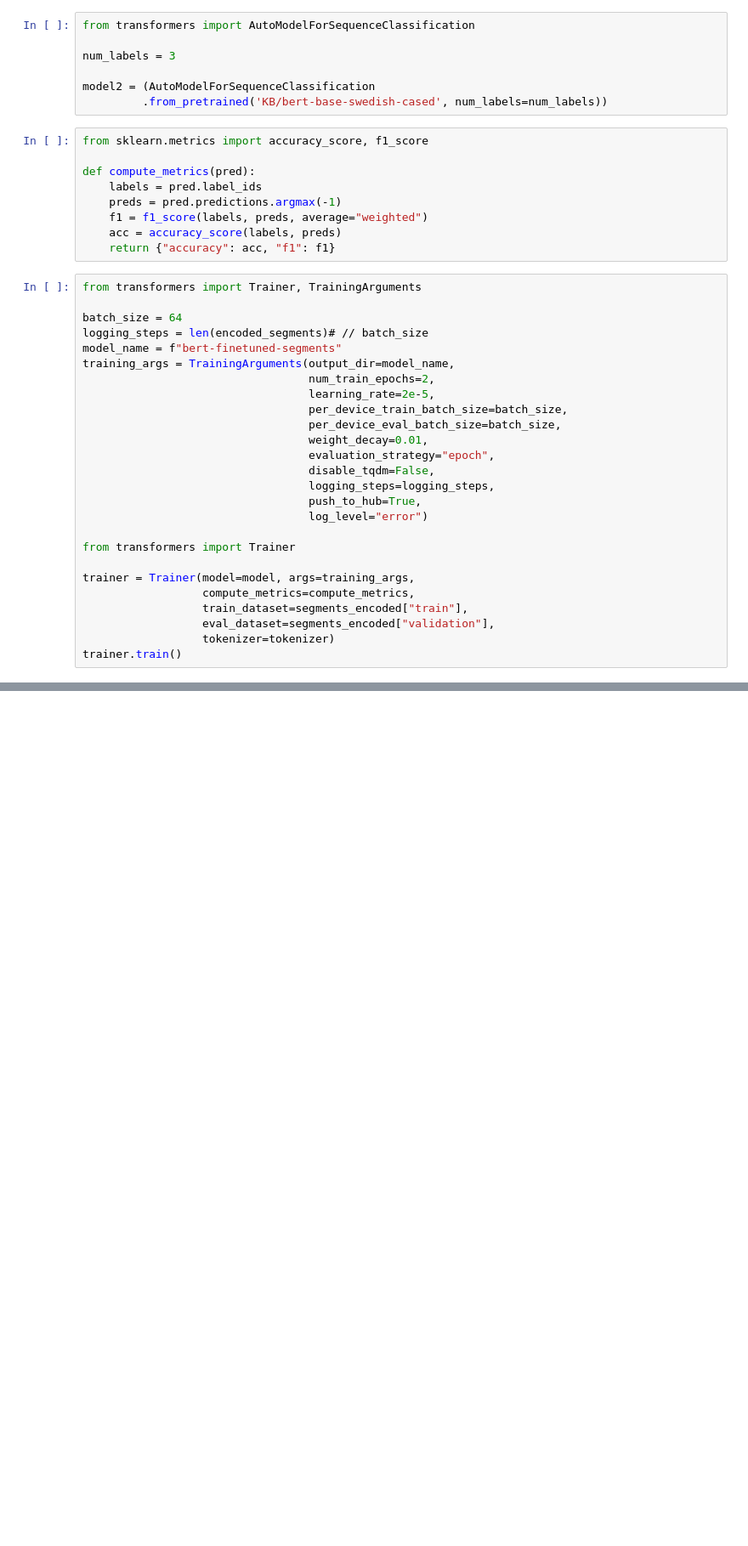
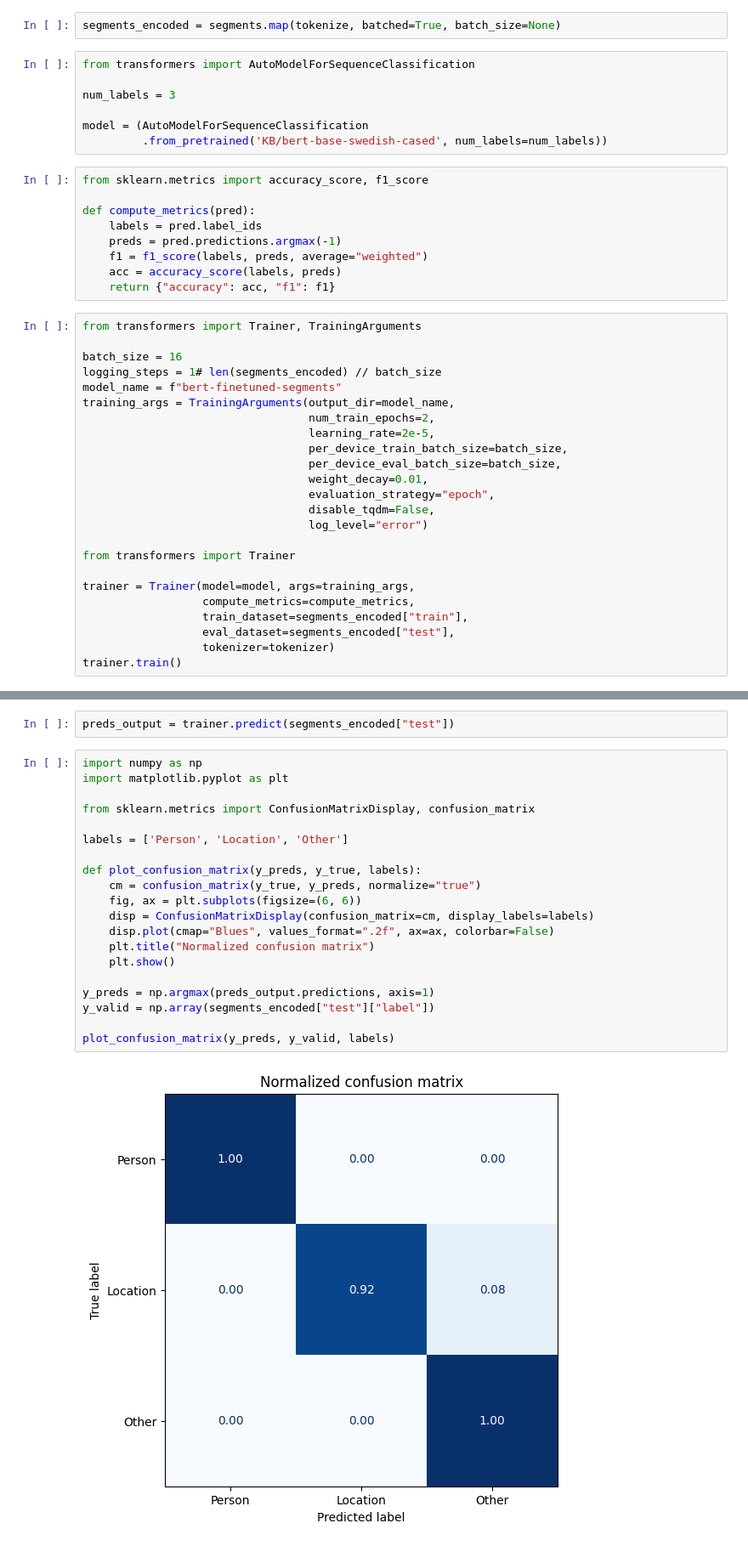
Before and after one commit to marcusf27/edan70, a Jupyter notebook: notebook.ipynb, the cells around one changed output, grey strips where cells are left out. Shown at 85% size. Saved outputs shown, nothing was run; the diff lists cells and outputs as text; blank space fills up the shorter version.

```diff
--- a/notebook.ipynb
+++ b/notebook.ipynb
@@ -234,9 +343,11 @@ encoded_segments
+# %%
+segments_encoded = segments.map(tokenize, batched=True, batch_size=None)
 # %%
 from transformers import AutoModelForSequenceClassification
 
 num_labels = 3
 
-model2 = (AutoModelForSequenceClassification
+model = (AutoModelForSequenceClassification
          .from_pretrained('KB/bert-base-swedish-cased', num_labels=num_labels))
 # %%
 from sklearn.metrics import accuracy_score, f1_score
@@ -250,8 +361,8 @@ def compute_metrics(pred):
 # %%
 from transformers import Trainer, TrainingArguments
 
-batch_size = 64
-logging_steps = len(encoded_segments)# // batch_size
+batch_size = 16
+logging_steps = 1# len(segments_encoded) // batch_size
 model_name = f"bert-finetuned-segments"
 training_args = TrainingArguments(output_dir=model_name,
                                   num_train_epochs=2,
@@ -261,8 +372,6 @@ training_args = TrainingArguments(output_dir=model_name,
                                   weight_decay=0.01,
                                   evaluation_strategy="epoch",
                                   disable_tqdm=False,
-                                  logging_steps=logging_steps,
-                                  push_to_hub=True,
                                   log_level="error")
 
 from transformers import Trainer
@@ -270,7 +379,7 @@ from transformers import Trainer
 trainer = Trainer(model=model, args=training_args,
                   compute_metrics=compute_metrics,
                   train_dataset=segments_encoded["train"],
-                  eval_dataset=segments_encoded["validation"],
+                  eval_dataset=segments_encoded["test"],
                   tokenizer=tokenizer)
 trainer.train()
 # %% [output]
@@ -277,0 +390,24 @@ ImportError: Using the `Trainer` with `PyTorch` requires `accelerate>=0.26.0`: P
+# %%
+preds_output = trainer.predict(segments_encoded["test"])
+# %%
+import numpy as np
+import matplotlib.pyplot as plt
+
+from sklearn.metrics import ConfusionMatrixDisplay, confusion_matrix
+
+labels = ['Person', 'Location', 'Other']
+
+def plot_confusion_matrix(y_preds, y_true, labels):
+    cm = confusion_matrix(y_true, y_preds, normalize="true")
+    fig, ax = plt.subplots(figsize=(6, 6))
+    disp = ConfusionMatrixDisplay(confusion_matrix=cm, display_labels=labels)
+    disp.plot(cmap="Blues", values_format=".2f", ax=ax, colorbar=False)
+    plt.title("Normalized confusion matrix")
+    plt.show()
+
+y_preds = np.argmax(preds_output.predictions, axis=1)
+y_valid = np.array(segments_encoded["test"]["label"])
+
+plot_confusion_matrix(y_preds, y_valid, labels)
+# %% [output]
+[figure, added]
```
Also changed, not shown: parts of 19 cells of this notebook, 10 other files.
